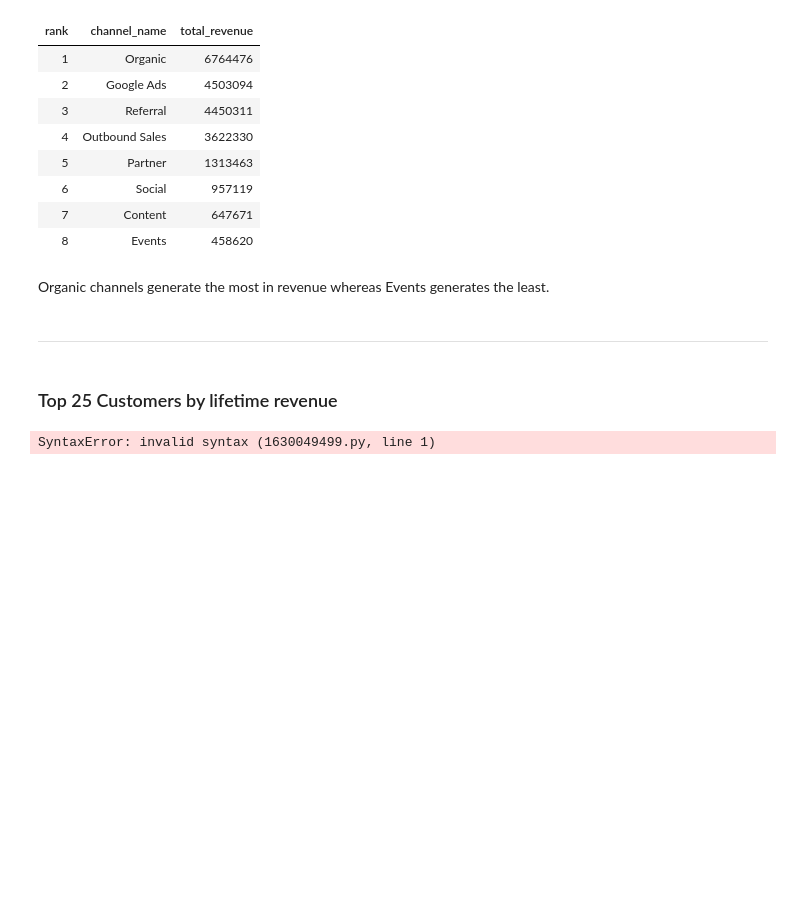
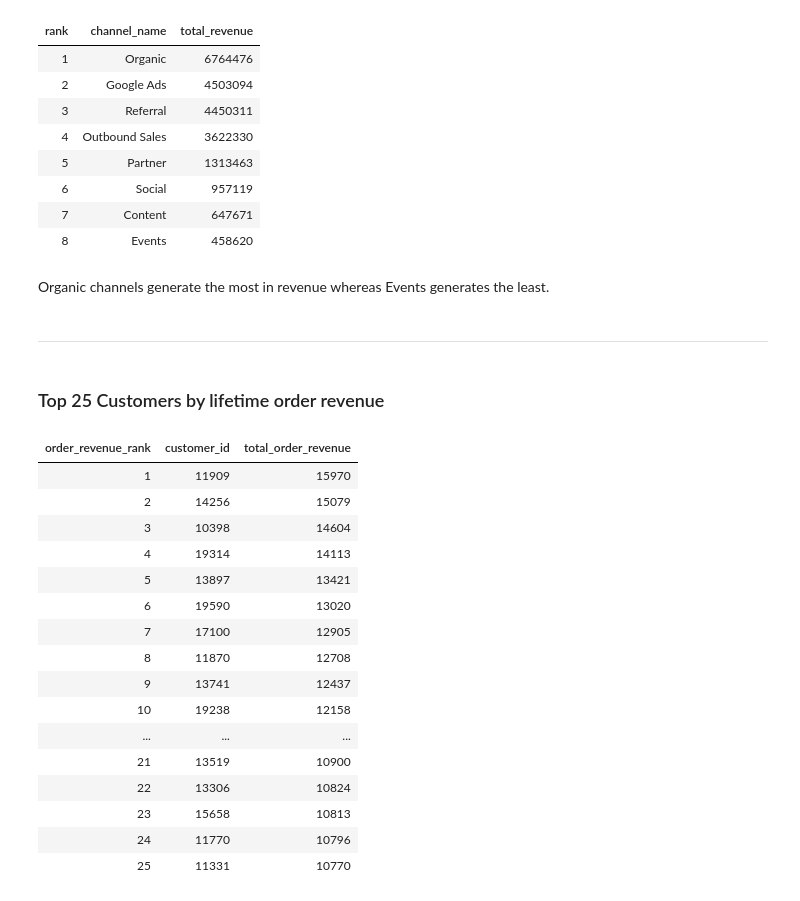
Before and after one commit to nlawee/sql_projects, a Jupyter notebook: Northstar Customer Analytics/analysis.ipynb, the cells around one changed output. Cells and saved outputs as stored; diff of their text form; code cells hidden in the pictures; blank space fills up the shorter version.

```diff
--- a/Northstar Customer Analytics/analysis.ipynb
+++ b/Northstar Customer Analytics/analysis.ipynb
@@ -73,11 +75,34 @@ Organic channels generate the most in revenue whereas Events generates the least
 
 --------
 # %% [markdown]
-### Top 25 Customers by lifetime revenue
+### Top 25 Customers by lifetime order revenue
 # %%
 %%sql
 
-SELECT *
-FROM 'data/customers.csv' c
+SELECT
+    RANK() OVER(ORDER BY SUM(revenue) DESC) AS order_revenue_rank,
+    customer_id,
+    ROUND(SUM(revenue), 0)::INT AS total_order_revenue
+FROM 'data/orders.csv'
+WHERE order_status = 'Completed'
+GROUP BY customer_id
+LIMIT 25
+;
 # %% [output]
-SyntaxError: invalid syntax (1630049499.py, line 1)
+| order_revenue_rank | customer_id | total_order_revenue |
+| 1 | 11909 | 15970 |
+| 2 | 14256 | 15079 |
+| 3 | 10398 | 14604 |
+| 4 | 19314 | 14113 |
+| 5 | 13897 | 13421 |
+| 6 | 19590 | 13020 |
+| 7 | 17100 | 12905 |
+| 8 | 11870 | 12708 |
+| 9 | 13741 | 12437 |
+| 10 | 19238 | 12158 |
+| ... | ... | ... |
+| 21 | 13519 | 10900 |
+| 22 | 13306 | 10824 |
+| 23 | 15658 | 10813 |
+| 24 | 11770 | 10796 |
+| 25 | 11331 | 10770 |
```
Also changed, not shown: parts of 14 cells of this notebook.
